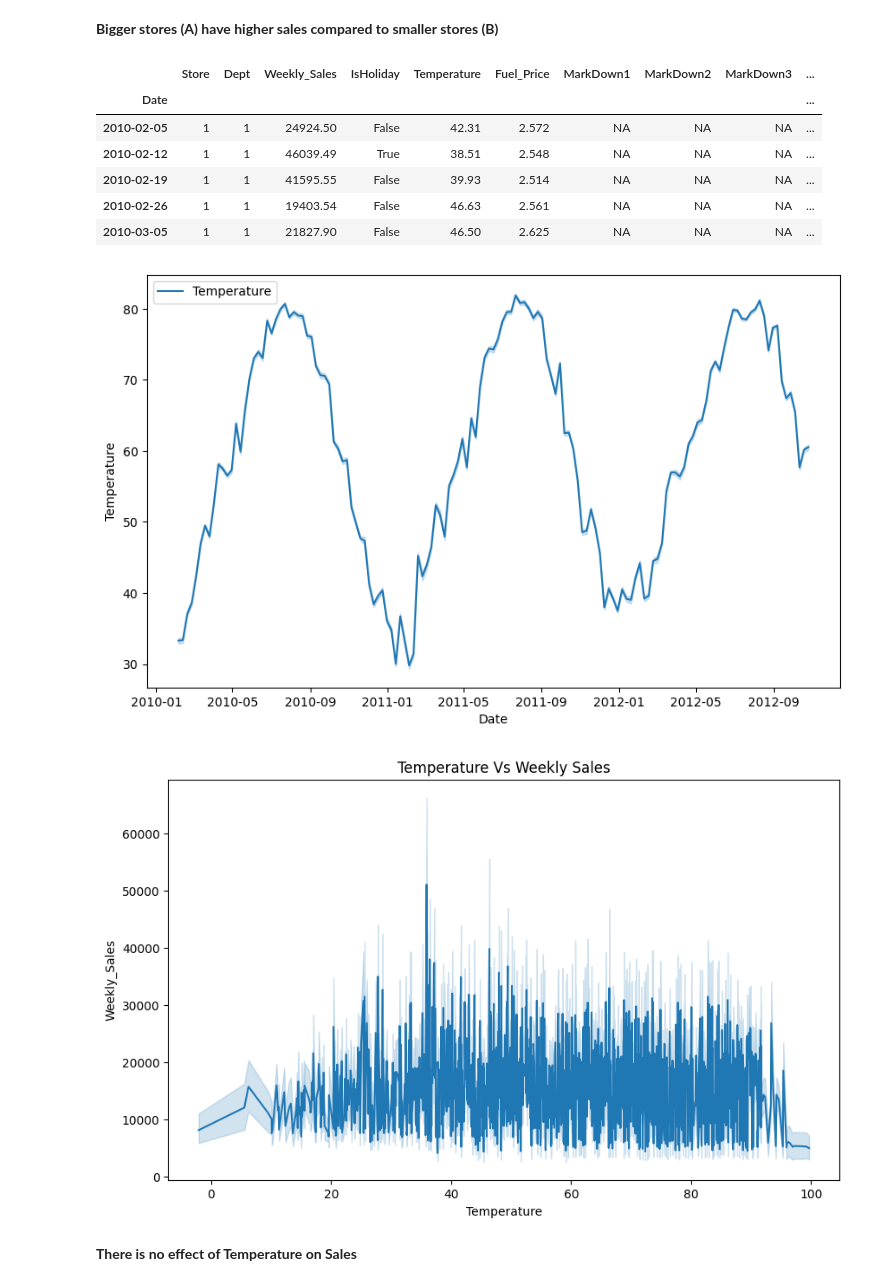
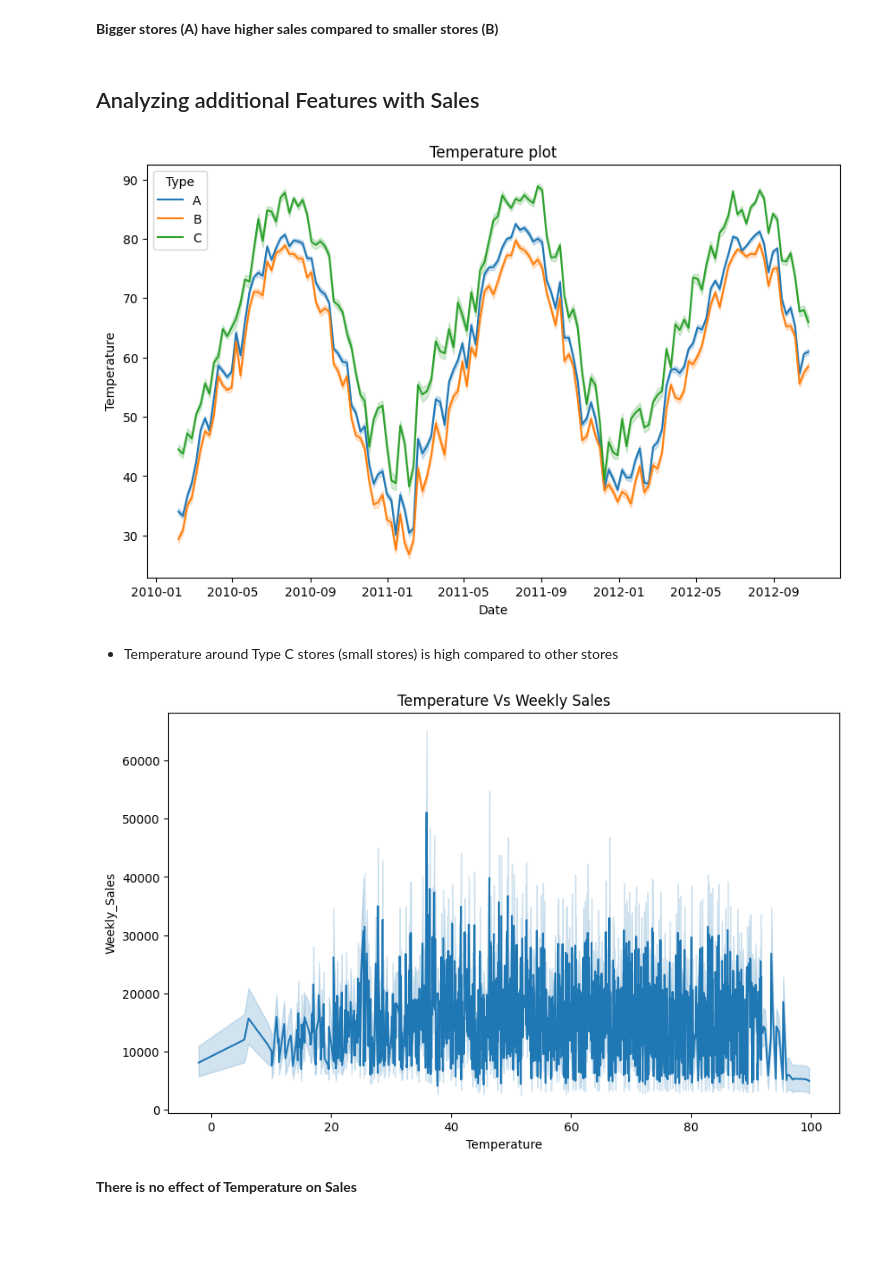
Before and after one commit to Neeraj-Prakash/Sales-Forecast-Time-Series-Analysis, a Jupyter notebook: 01 - EDA.ipynb, the cells around one changed output. Cells and saved outputs as stored; diff of their text form; code cells hidden in the pictures; blank space fills up the shorter version.

```diff
--- a/01 - EDA.ipynb
+++ b/01 - EDA.ipynb
@@ -123,0 +100,15 @@ Max Date:  2013-07-26
+# %%
+# Converting 'NA' strings in MarkDown columns to null values
+for i in range(1,6):
+    features = features.withColumn(
+        f'MarkDown{i}', f.when(f.col(f'MarkDown{i}')=='NA', None).otherwise(
+            f.col(f'MarkDown{i}')).cast('float'))
+# %%
+pdf = df.join(
+    stores, on='Store', how='inner').join(
+    features.drop('IsHoliday'), on=['Date','Store'], how='left').toPandas()
+pdf['Date'] = pd.to_datetime(pdf['Date'])
+pdf.set_index('Date', inplace=True)
+pdf["CPI"] = pd.to_numeric(pdf["CPI"], downcast="float")
+pdf["Unemployment"] = pd.to_numeric(pdf["Unemployment"], downcast="float")
+pdf.head()
@@ -147,8 +165,3 @@ stores.groupBy('Type').agg(
 - But the Minimun store size is close for all the store types
 # %% [markdown]
 #### Sales Data
-# %%
-pdf = df.join(stores, on='Store', how='inner').toPandas()
-pdf['Date'] = pd.to_datetime(pdf['Date'])
-pdf.set_index('Date', inplace=True)
-pdf.head()
@@ -275,43 +283,30 @@ plt.show()
 [figure]
 # %% [markdown]
 **Bigger stores (A) have higher sales compared to smaller stores (B)**
-# %%
-fpdf = df.join(features, on=['Date','Store'], how='left').toPandas()
-fpdf['Date'] = pd.to_datetime(fpdf['Date'])
-fpdf.set_index('Date', inplace=True)
-fpdf["CPI"] = pd.to_numeric(fpdf["CPI"], downcast="float")
-fpdf["Unemployment"] = pd.to_numeric(fpdf["Unemployment"], downcast="float")
-fpdf.head()
-# %% [output]
-|  | Store | Dept | Weekly_Sales | IsHoliday | Temperature | Fuel_Price | MarkDown1 | MarkDown2 | MarkDown3 | ... |
-| Date |  |  |  |  |  |  |  |  |  | ... |
-| 2010-02-05 | 1 | 1 | 24924.50 | False | 42.31 | 2.572 | NA | NA | NA | ... |
-| 2010-02-12 | 1 | 1 | 46039.49 | True | 38.51 | 2.548 | NA | NA | NA | ... |
-| 2010-02-19 | 1 | 1 | 41595.55 | False | 39.93 | 2.514 | NA | NA | NA | ... |
-| 2010-02-26 | 1 | 1 | 19403.54 | False | 46.63 | 2.561 | NA | NA | NA | ... |
-| 2010-03-05 | 1 | 1 | 21827.90 | False | 46.50 | 2.625 | NA | NA | NA | ... |
+# %% [markdown]
+## Analyzing additional Features with Sales
 # %%
 fig, ax = plt.subplots(figsize=(10,6))
-sns.lineplot(data=fpdf,
+sns.lineplot(data=pdf,
              x='Date',
              y='Temperature',
-             #hue='Type',
+             hue='Type',
              ax=ax,
-             label='Temperature'
-            ).set_label('Temperature plot')
+            ).set_title('Temperature plot')
 plt.show()
 # %% [output]
-[figure, old version]
+[figure, new version]
+# %% [markdown]
+- Temperature around Type C stores (small stores) is high compared to other stores
 # %%
 plt.figure(figsize=(10,6))
-sns.lineplot(data=fpdf.loc[(pdf.index >'2011-01-01') & (pdf.index<'2011-12-31')],
+sns.lineplot(data=pdf.loc[(pdf.index >'2011-01-01') & (pdf.index<'2011-12-31')],
              x='Temperature',
              y='Weekly_Sales',
             ).set_title('Temperature Vs Weekly Sales')
-#plt.ylim(0,200000)
 plt.show()
 # %% [output]
-[figure, old version]
+[figure, new version]
 # %% [markdown]
 **There is no effect of Temperature on Sales**
 # %%
```
Also changed, not shown: parts of 39 cells of this notebook.
